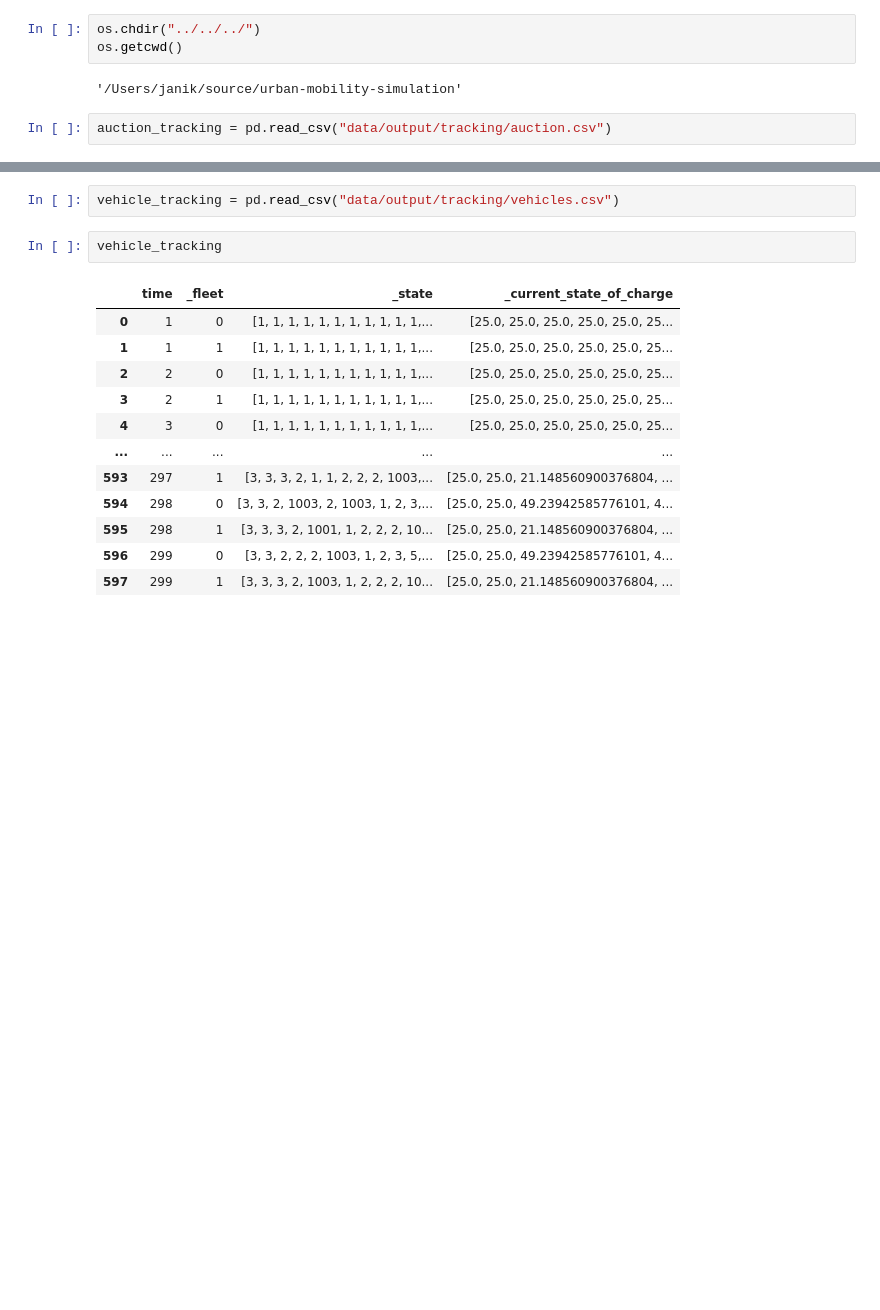
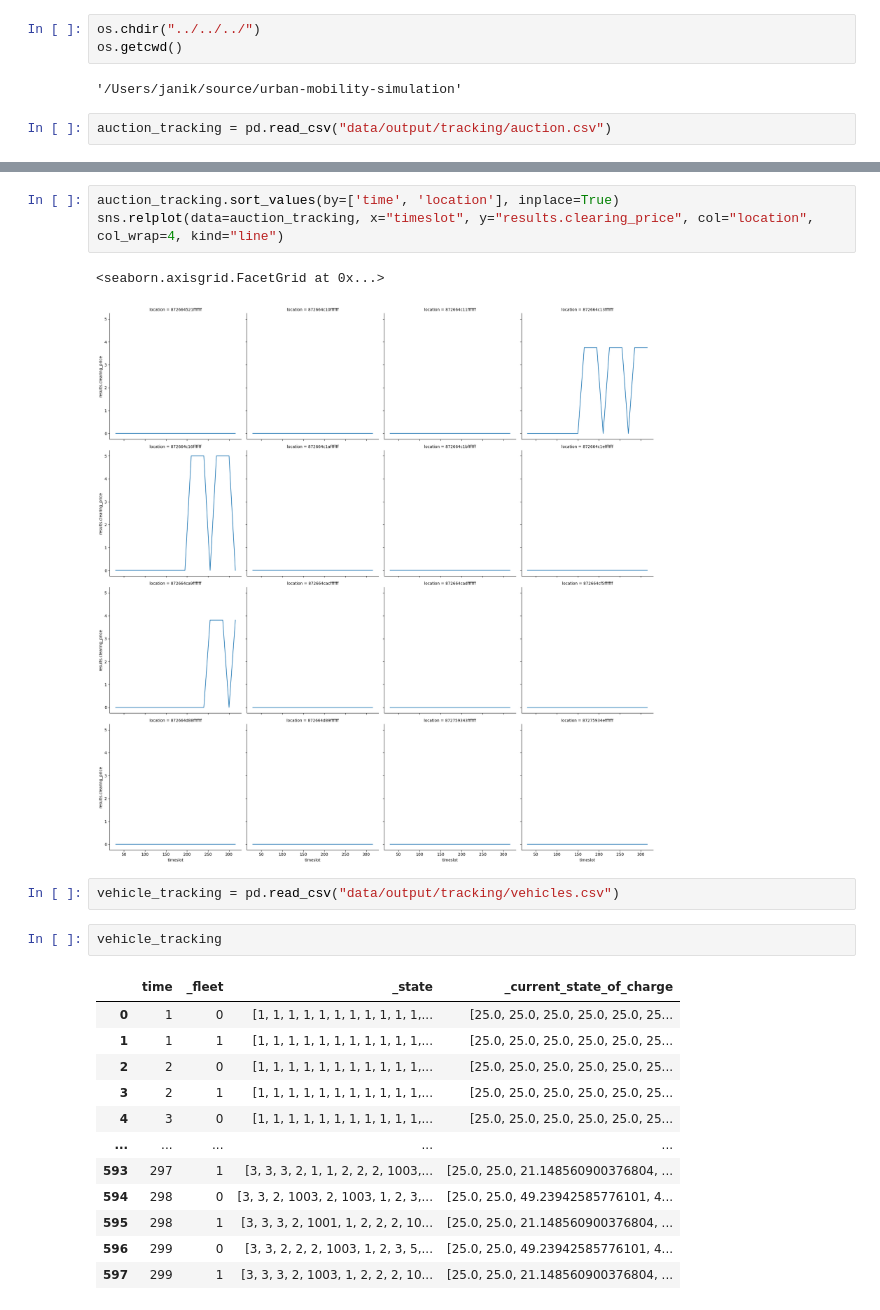
Before and after one commit to IS3UniCologne/urban-mobility-simulation, a Jupyter notebook: resources/scripts/simulation_analysis/shared_charging.ipynb, the cells around one changed output, grey strips where cells are left out. Saved outputs shown, nothing was run; the diff lists cells and outputs as text; blank space fills up the shorter version.

```diff
--- a/resources/scripts/simulation_analysis/shared_charging.ipynb
+++ b/resources/scripts/simulation_analysis/shared_charging.ipynb
@@ -34,3 +36,9 @@ auction_tracking
+# %%
+auction_tracking.sort_values(by=['time', 'location'], inplace=True)
+sns.relplot(data=auction_tracking, x="timeslot", y="results.clearing_price", col="location", col_wrap=4, kind="line")
+# %% [output]
+<seaborn.axisgrid.FacetGrid at 0x...>
+[figure, added]
 # %%
 vehicle_tracking = pd.read_csv("data/output/tracking/vehicles.csv")
 # %%
```
Also changed, not shown: parts of 11 cells of this notebook, 4 other files.
